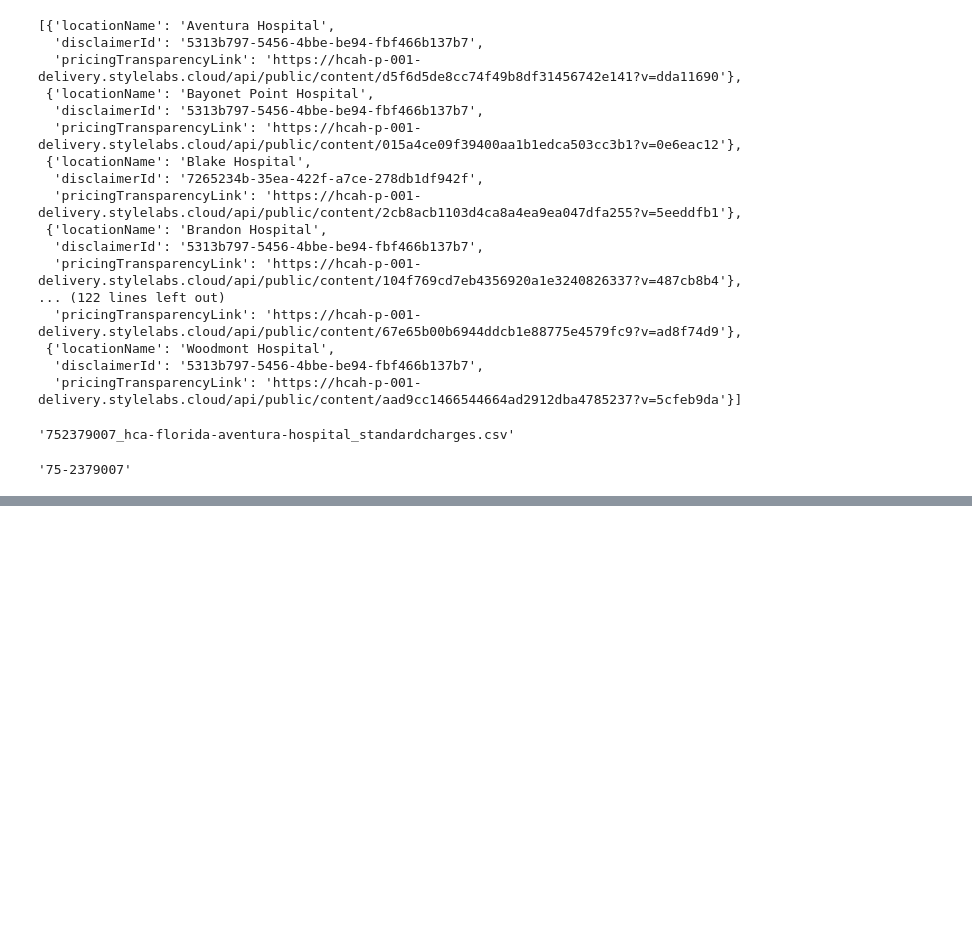
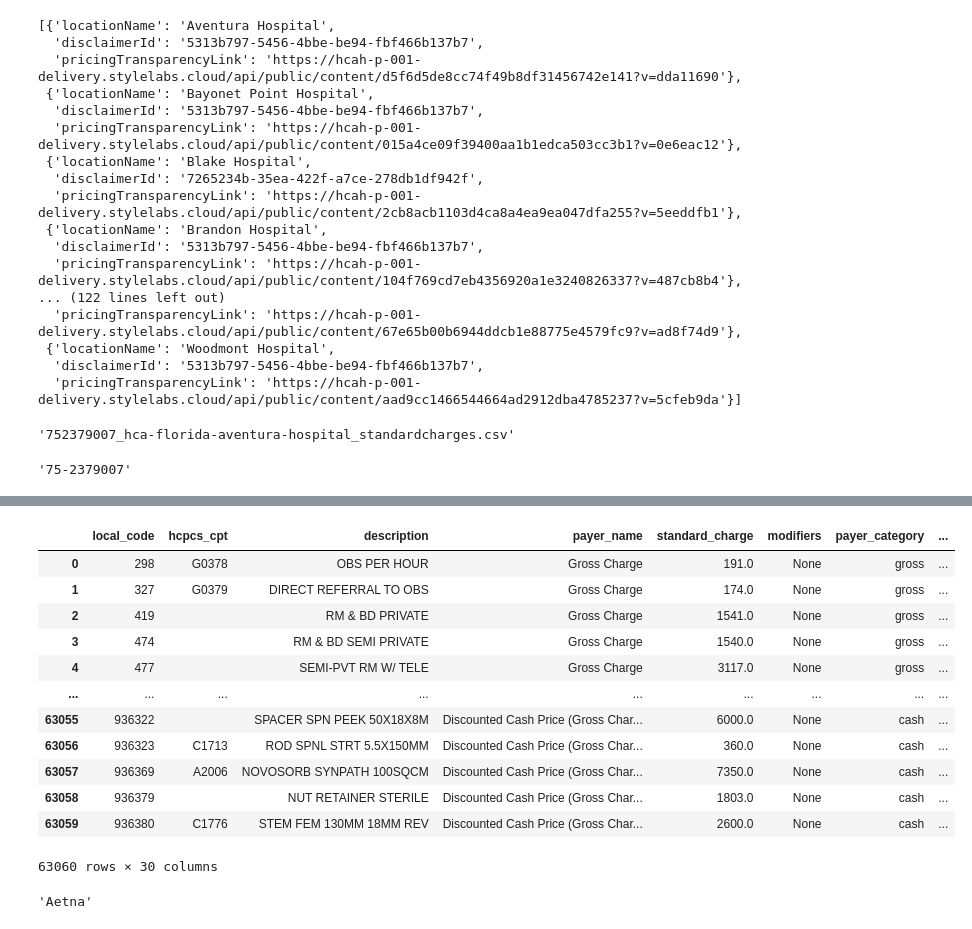
Before and after one commit to rl1987/dolthub-bounty-transparency-in-pricing, a Jupyter notebook: HCA.ipynb, the cells around one changed output, grey strips where cells are left out. Drawn from its saved outputs; the diff is of its cells as text; code cells hidden in the pictures; blank space fills up the shorter version.

```diff
--- a/HCA.ipynb
+++ b/HCA.ipynb
@@ -121,0 +170,5 @@ CompletedProcess(args=['wget', '--no-clobber', 'https://hcah-p-001-delivery.styl
+# %%
+money_columns = df_mid.columns.to_list()[-2:]
+remaining_columns = df_mid.columns.to_list()[:-2]
+df_mid = pd.melt(df_mid, id_vars=remaining_columns, var_name='payer_name', value_name='standard_charge')
+df_mid
@@ -121,0 +189,3 @@ CompletedProcess(args=['wget', '--no-clobber', 'https://hcah-p-001-delivery.styl
+# %%
+df_mid['hcpcs_cpt'] = df_mid['hcpcs_cpt'].apply(lambda cpt: cpt[1:].strip())
+set(df_mid['hcpcs_cpt'].to_list())
@@ -121,0 +210,15 @@ CompletedProcess(args=['wget', '--no-clobber', 'https://hcah-p-001-delivery.styl
+# %%
+def split_off_modifiers(hcpcs_cpt):
+    if len(hcpcs_cpt) == 7:
+        return hcpcs_cpt[-2:]
+
+    if len(hcpcs_cpt) == 9:
+        modifiers = hcpcs_cpt[-4:]
+        modifiers = modifiers[:2] + "|" + modifiers[-2:]
+        return modifiers
+
+    return None
+
+df_mid['modifiers'] = df_mid['hcpcs_cpt'].apply(split_off_modifiers)
+df_mid['hcpcs_cpt'] = df_mid['hcpcs_cpt'].apply(lambda cpt: cpt[:5])
+df_mid[df_mid['modifiers'].notnull()]
@@ -121,0 +239,4 @@ CompletedProcess(args=['wget', '--no-clobber', 'https://hcah-p-001-delivery.styl
+# %%
+df_mid.loc[df_mid['payer_name'] == 'Gross Charge', 'payer_category'] = 'gross'
+df_mid.loc[df_mid['payer_name'] == 'Discounted Cash Price (Gross Charges)', 'payer_category'] = 'cash'
+df_mid
@@ -121,0 +257,22 @@ CompletedProcess(args=['wget', '--no-clobber', 'https://hcah-p-001-delivery.styl
+# %%
+def fill_null_fields(df_mid):
+    for col_name in TARGET_COLUMNS:
+        if not col_name in df_mid.columns:
+            df_mid[col_name] = None
+
+fill_null_fields(df_mid)
+df_mid
+# %% [output]
+|  | local_code | hcpcs_cpt | description | payer_name | standard_charge | modifiers | payer_category | ... |
+| 0 | 298 | G0378 | OBS PER HOUR | Gross Charge | 191.0 | None | gross | ... |
+| 1 | 327 | G0379 | DIRECT REFERRAL TO OBS | Gross Charge | 174.0 | None | gross | ... |
+| 2 | 419 |  | RM & BD PRIVATE | Gross Charge | 1541.0 | None | gross | ... |
+| 3 | 474 |  | RM & BD SEMI PRIVATE | Gross Charge | 1540.0 | None | gross | ... |
+| 4 | 477 |  | SEMI-PVT RM W/ TELE | Gross Charge | 3117.0 | None | gross | ... |
+| ... | ... | ... | ... | ... | ... | ... | ... | ... |
+| 63055 | 936322 |  | SPACER SPN PEEK 50X18X8M | Discounted Cash Price (Gross Char... | 6000.0 | None | cash | ... |
+| 63056 | 936323 | C1713 | ROD SPNL STRT 5.5X150MM | Discounted Cash Price (Gross Char... | 360.0 | None | cash | ... |
+| 63057 | 936369 | A2006 | NOVOSORB SYNPATH 100SQCM | Discounted Cash Price (Gross Char... | 7350.0 | None | cash | ... |
+| 63058 | 936379 |  | NUT RETAINER STERILE | Discounted Cash Price (Gross Char... | 1803.0 | None | cash | ... |
+| 63059 | 936380 | C1776 | STEM FEM 130MM 18MM REV | Discounted Cash Price (Gross Char... | 2600.0 | None | cash | ... |
+63060 rows × 30 columns
@@ -121,0 +282,7 @@ CompletedProcess(args=['wget', '--no-clobber', 'https://hcah-p-001-delivery.styl
+# %%
+payer_chunk = aetna_chunk
+starts_at = payer_chunk.index('\n') + 1
+payer_name = payer_chunk[:starts_at].strip()
+payer_name
+# %% [output]
+'Aetna'
```
Also changed, not shown: parts of 23 cells of this notebook.
